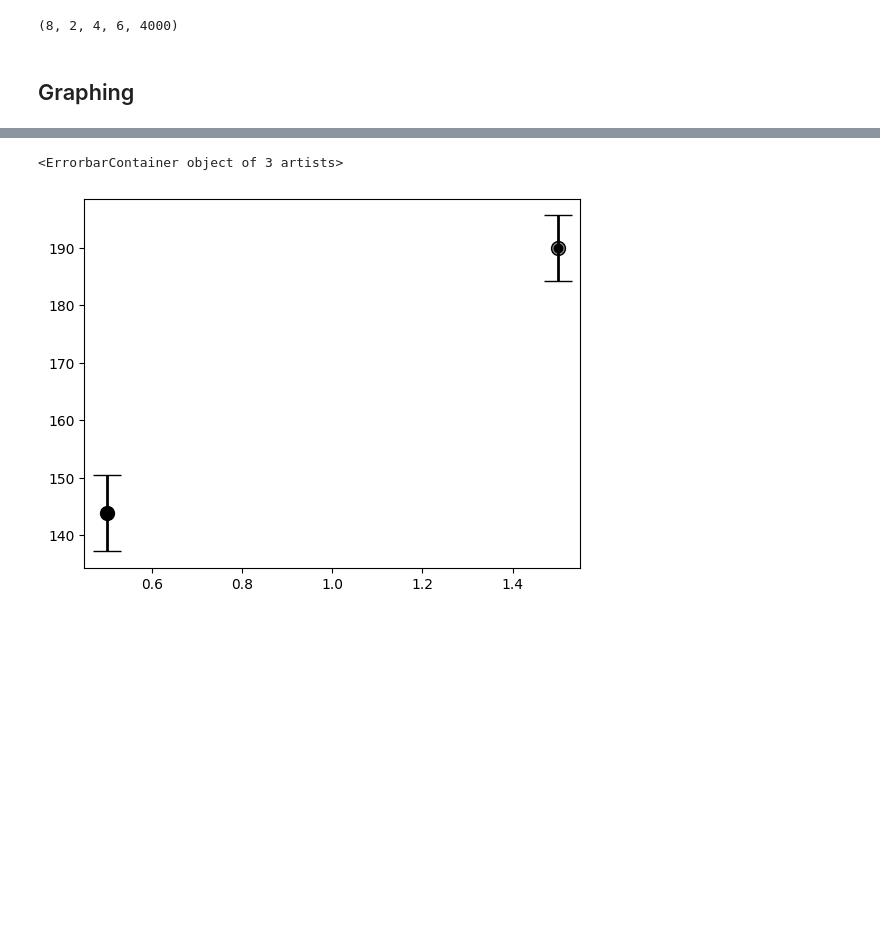
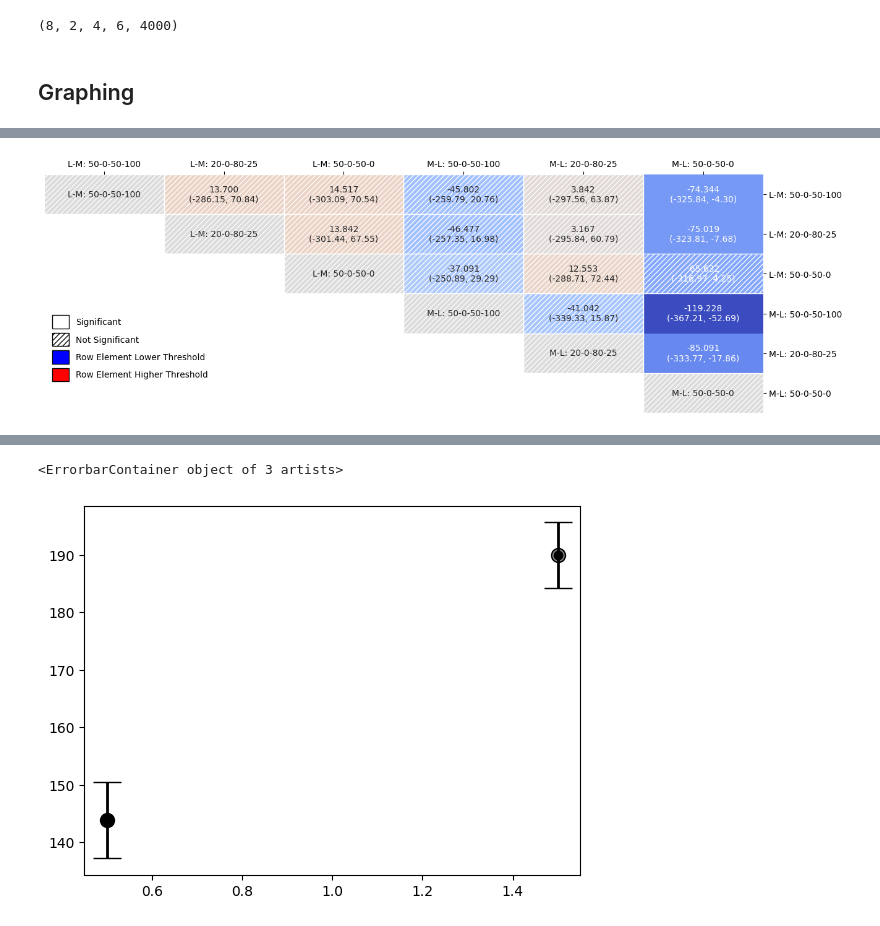
Before and after one commit to hbmep/rat-mapping, a Jupyter notebook: notebooks/J_RCML_000/allthree_graphs.ipynb, the cells around one changed output, grey strips where cells are left out. Cells and saved outputs as stored; diff of their text form; code cells hidden in the pictures; blank space fills up the shorter version.

Commit message:
Pulling all arrays into one notebook

```diff
--- a/notebooks/J_RCML_000/allthree_graphs.ipynb
+++ b/notebooks/J_RCML_000/allthree_graphs.ipynb
@@ -259,0 +269,85 @@ TtestResult(statistic=-5.206337853932841, pvalue=2.5345282397048726e-07, df=700.
+# %%
+# arr_RCML -- subjects, positions, levels, muscle
+# arr_BvS -- subects, levels, targets, sizes, muscles
+# arr_SHAP -- subjects, levels, directions, charges, muscle
+# arr_CIRC -- subjects, combos, electrodes, muscles... combos is vertex/radius/diameter
+pvalues = []
+mask = []
+data = []
+means =[]
+labels = []
+musc_ind = 5
+for l_direction_ind, l_direction in enumerate(directions_SHAP):
+    for l_charge_ind, l_charge in enumerate(charges_SHAP):
+        label = f"{l_direction}: {l_charge}"
+        labels.append(label)
+        for r_direction_ind, r_direction in enumerate(directions_SHAP):
+            for r_charge_ind, r_charge in enumerate(charges_SHAP):
+
+                if (l_direction == r_direction) and (l_charge == r_charge):
+                    pvalues.append(1)
+                    mask.append(True)
+                    data.append(label)
+                    means.append(0)
+                    continue
+
+                mask.append(False)
+
+
+                l_samples = arr_SHAP[:, 0, l_direction_ind, l_charge_ind, musc_ind,...].mean(axis=-1)
+                r_samples = arr_SHAP[:, 1, r_direction_ind, r_charge_ind, musc_ind,...].mean(axis=-1)
+
+                ttest = stats.ttest_ind(l_samples,r_samples,alternative="two-sided", axis=(0))
+
+                pvalues.append(ttest.pvalue)
+                ci = ttest.confidence_interval(.95)
+
+                t = l_samples - r_samples # sub, seg, muscle, # posterior_samples
+                data.append(
+                    f"{t.mean():.3f}\n({ci.low:.2f}, {ci.high:.2f})"
+                )
+                means.append(t.mean())
+pvalues = np.array(pvalues)
+pvalues = pvalues.reshape(6, 6)
+
+mask = np.array(mask)
+mask = mask.reshape(6, 6)
+
+data = np.array(data)
+data = data.reshape(6, 6)
+
+means = np.array(means)
+means = means.reshape(6, 6)
+
+mask2= mask
+mask2 = np.tril(np.ones_like(mask2), k=-1)
+mask2 = mask2
+
+plt.figure(figsize=(15, 5))
+values = means
+handles = []
+cmap = 'coolwarm'
+ax=sns.heatmap(means, xticklabels=labels, yticklabels=labels, annot=data, fmt= "", mask =mask2,cbar = False,center = 0, cmap = "coolwarm")
+plt.xticks(rotation=45);
+hatch_mask = pvalues > 0.05
+
+for i in range (pvalues.shape[0]):
+  for j in range(pvalues.shape[1]):
+      if hatch_mask[i, j]:
+        ax.add_patch(plt.Rectangle((j, i), 1, 1, fill=False, hatch='////', edgecolor='white'))
+handles.append(plt.Rectangle((0, 0), 0, 0, color='white', ec='black',
+                    hatch='', label="Significant"))
+handles.append(plt.Rectangle((0, 0), 0, 0, color='white', ec='black',
+                    hatch='////', label="Not Significant"))
+handles.append(plt.Rectangle((0, 0), 0, 0, color='blue', ec='black',
+                    hatch='', label="Row Element Lower Threshold"))
+handles.append(plt.Rectangle((0, 0), 0, 0, color='Red', ec='black',
+                    hatch='', label="Row Element Higher Threshold"))
+ax.legend(handles=handles, loc='lower left', bbox_to_anchor=(0, .1),
+          handlelength=2, handleheight=2, frameon=False)
+ax.tick_params(left= False,labelleft = False, bottom= False,labelbottom= False,right=True, top=True, labelright=True, labeltop=True, labelrotation=0)
+
+ax.yaxis.tick_right()
+plt.show()
+# %% [output]
+[figure, added]
```
Also changed, not shown: parts of 5 cells of this notebook, 2 other files.
